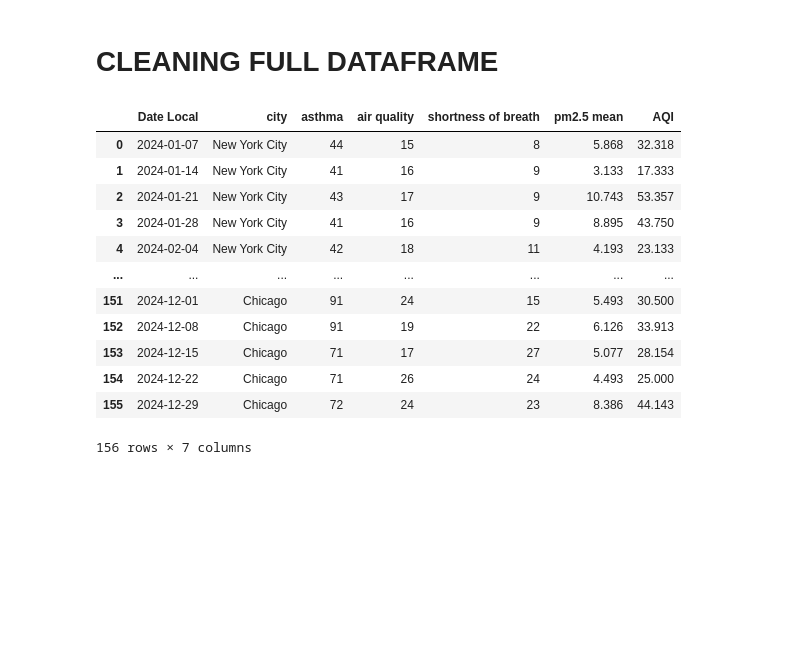
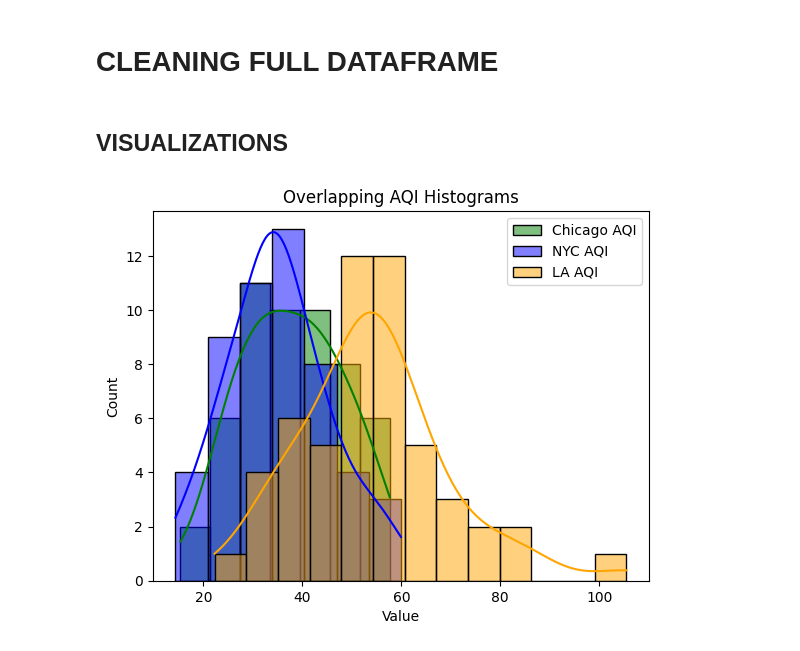
Before and after one commit to vrpperez7/Google-Trends-and-PM2.5-Forecasting-Analysis, a Jupyter notebook: notebooks/EDA.ipynb, the cells around one changed output. Saved outputs shown, nothing was run; the diff lists cells and outputs as text; code cells hidden in the pictures; blank space fills up the shorter version.

Commit message:
adding visualizations + correlation matrix for visualizations of variable relationships

```diff
--- a/notebooks/EDA.ipynb
+++ b/notebooks/EDA.ipynb
@@ -226,10 +176,10 @@ nycweeklydf['city'] = 'New York City'
 
 nycweeklydf
 
-laweeklydf = nycdf.resample('W',on='Date Local').mean(numeric_only=True)
+laweeklydf = ladf.resample('W',on='Date Local').mean(numeric_only=True)
 laweeklydf['city'] = 'Los Angeles'
 
-chicweeklydf = nycdf.resample('W',on='Date Local').mean(numeric_only=True)
+chicweeklydf = chicdf.resample('W',on='Date Local').mean(numeric_only=True)
 chicweeklydf['city'] = 'Chicago'
 
 chicweeklydf
@@ -304,18 +251,32 @@ numeric = ['Arithmetic Mean','AQI']
 fulldf[numeric] = round(fulldf[numeric],3)
 
 #renaming mean column so its more legible
-fulldf.rename(columns={'Arithmetic Mean':'pm2.5 mean'})
+fulldf.rename(columns={'Arithmetic Mean':'pm2.5 mean'},inplace=True)
-# %% [output]
-|  | Date Local | city | asthma | air quality | shortness of breath | pm2.5 mean | AQI |
-| 0 | 2024-01-07 | New York City | 44 | 15 | 8 | 5.868 | 32.318 |
-| 1 | 2024-01-14 | New York City | 41 | 16 | 9 | 3.133 | 17.333 |
-| 2 | 2024-01-21 | New York City | 43 | 17 | 9 | 10.743 | 53.357 |
-| 3 | 2024-01-28 | New York City | 41 | 16 | 9 | 8.895 | 43.750 |
-| 4 | 2024-02-04 | New York City | 42 | 18 | 11 | 4.193 | 23.133 |
-| ... | ... | ... | ... | ... | ... | ... | ... |
-| 151 | 2024-12-01 | Chicago | 91 | 24 | 15 | 5.493 | 30.500 |
-| 152 | 2024-12-08 | Chicago | 91 | 19 | 22 | 6.126 | 33.913 |
-| 153 | 2024-12-15 | Chicago | 71 | 17 | 27 | 5.077 | 28.154 |
-| 154 | 2024-12-22 | Chicago | 71 | 26 | 24 | 4.493 | 25.000 |
-| 155 | 2024-12-29 | Chicago | 72 | 24 | 23 | 8.386 | 44.143 |
-156 rows × 7 columns
+# %% [markdown]
+## VISUALIZATIONS
+# %%
+import matplotlib.pyplot as plt
+import numpy as np
+import seaborn as sns
+
+# AQI Data
+var1 = chicweeklydf['AQI']
+var2 = nycweeklydf['AQI']
+var3 = laweeklydf['AQI']
+
+# Plot overlapping histograms
+sns.histplot(var1, color="green", label="Chicago AQI", kde=True, alpha=0.5)
+sns.histplot(var2, color="blue", label="NYC AQI", kde=True, alpha=0.5)
+sns.histplot(var3, color="orange", label="LA AQI", kde=True, alpha=0.5)
+
+
+plt.xlabel("Value")
+plt.ylabel("Count")
+plt.title("Overlapping AQI Histograms")
+plt.legend()
+plt.show()
+
+# shows LA has the highest AQI, NYC and Chicago are similar
+# (NYC reasonable as they have a primary focus on clean air)
+# %% [output]
+[figure, added]
```
Also changed, not shown: parts of 15 cells of this notebook.
